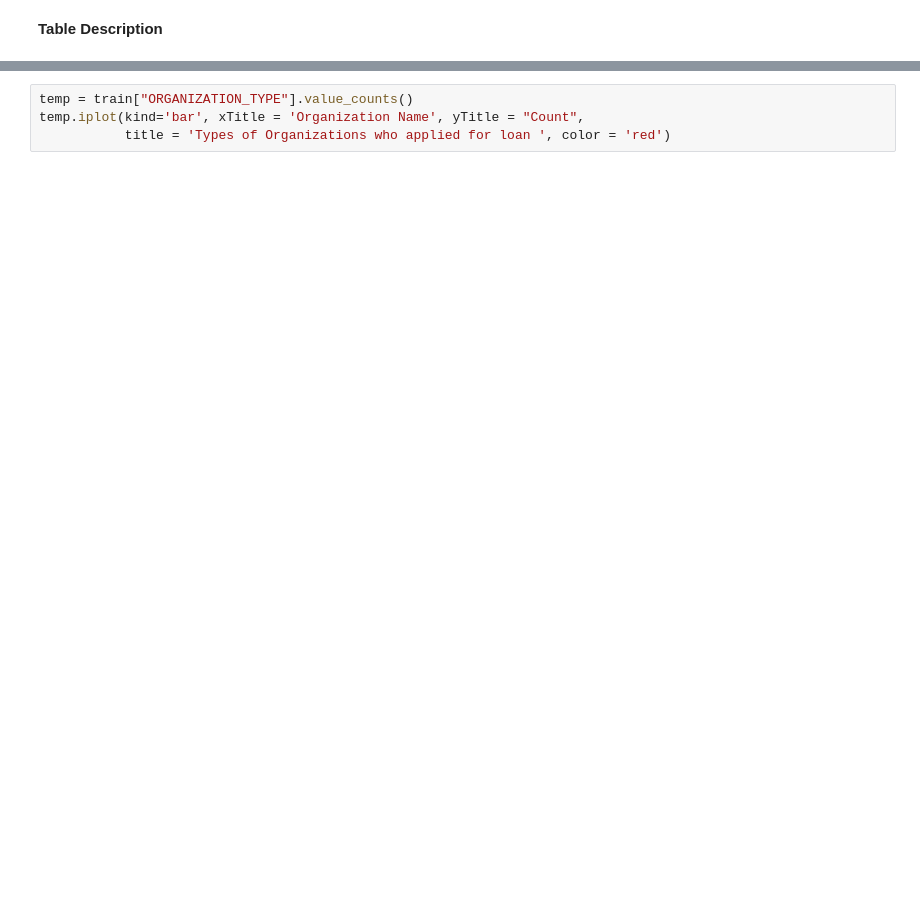
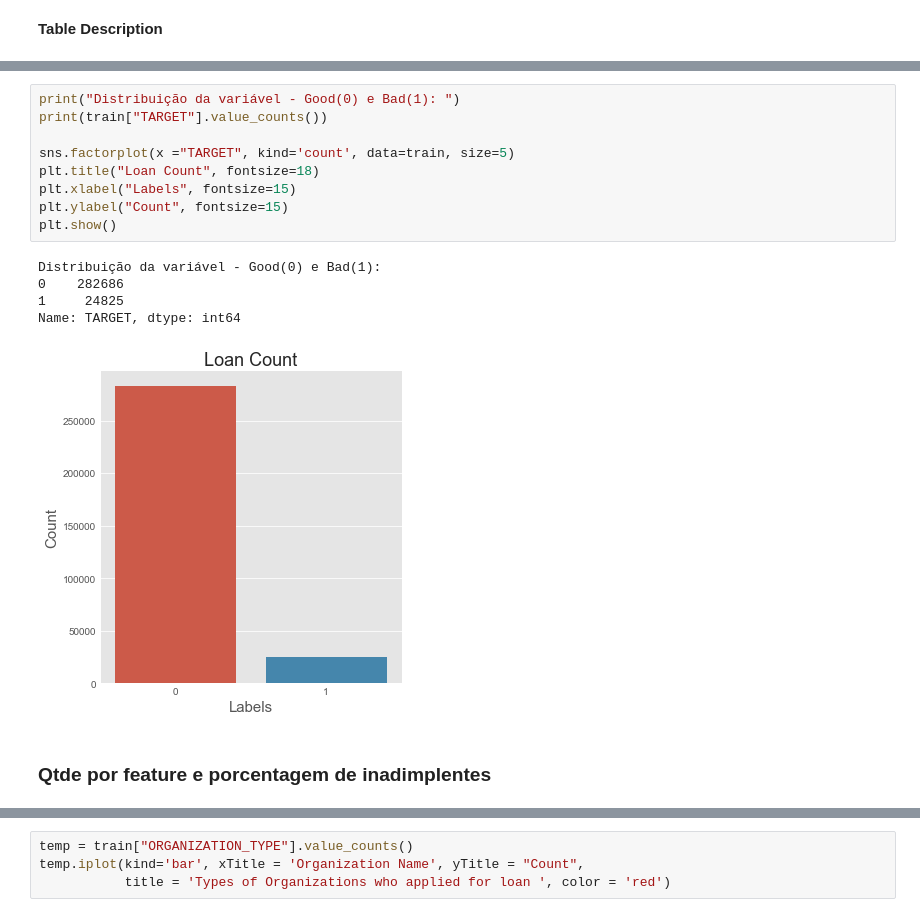
Before and after one commit to balbidatascience/kaggle-home-credit-risk, a Jupyter notebook: Kernel.ipynb, the cells around one changed output, grey strips where cells are left out. Cells and saved outputs as stored; diff of their text form; blank space fills up the shorter version.

```diff
--- a/Kernel.ipynb
+++ b/Kernel.ipynb
@@ -195,0 +249,17 @@ plt.show()
+# %%
+print("Distribuição da variável - Good(0) e Bad(1): ")
+print(train["TARGET"].value_counts())
+
+sns.factorplot(x ="TARGET", kind='count', data=train, size=5)
+plt.title("Loan Count", fontsize=18)
+plt.xlabel("Labels", fontsize=15)
+plt.ylabel("Count", fontsize=15)
+plt.show()
+# %% [output]
+Distribuição da variável - Good(0) e Bad(1):
+0    282686
+1     24825
+Name: TARGET, dtype: int64
+[figure, added]
+# %% [markdown]
+### Qtde por feature e porcentagem de inadimplentes
```
Also changed, not shown: parts of 27 cells of this notebook.
